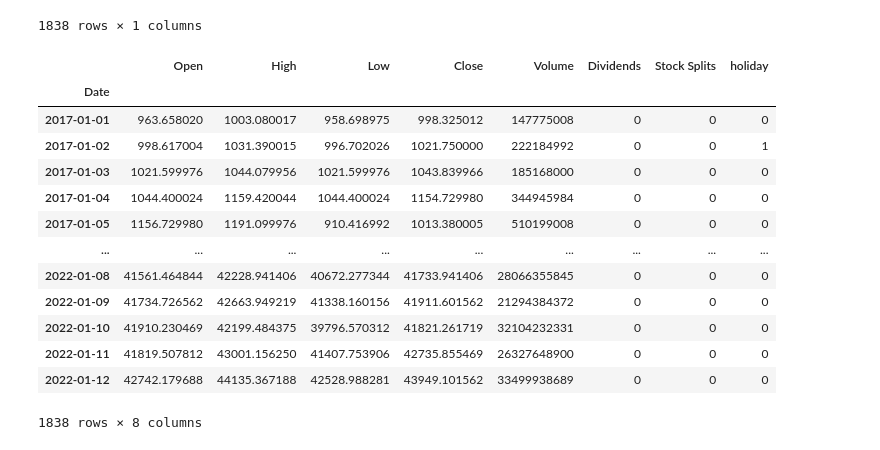
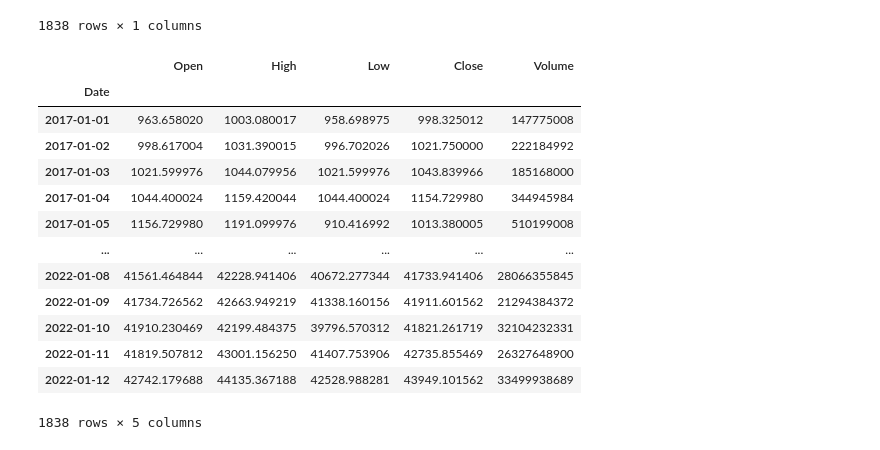
Before and after one commit to tylergusmyers/ML_token_prices, a Jupyter notebook: notebook/btc_test.ipynb, the cells around one changed output. Cells and saved outputs as stored; diff of their text form; code cells hidden in the pictures.

```diff
--- a/notebook/btc_test.ipynb
+++ b/notebook/btc_test.ipynb
@@ -154,22 +195,28 @@ dates_df
 | 2022-01-11 | 0 |
 | 2022-01-12 | 0 |
 1838 rows × 1 columns
-# %%
-btc_usd_df_01 = pd.concat ([btc_usd_df , dates_df], axis=1)
-
-btc_usd_df_01
-# %% [output]
-|  | Open | High | Low | Close | Volume | Dividends | Stock Splits | holiday |
-| Date |  |  |  |  |  |  |  |  |
-| 2017-01-01 | 963.658020 | 1003.080017 | 958.698975 | 998.325012 | 147775008 | 0 | 0 | 0 |
-| 2017-01-02 | 998.617004 | 1031.390015 | 996.702026 | 1021.750000 | 222184992 | 0 | 0 | 1 |
-| 2017-01-03 | 1021.599976 | 1044.079956 | 1021.599976 | 1043.839966 | 185168000 | 0 | 0 | 0 |
-| 2017-01-04 | 1044.400024 | 1159.420044 | 1044.400024 | 1154.729980 | 344945984 | 0 | 0 | 0 |
-| 2017-01-05 | 1156.729980 | 1191.099976 | 910.416992 | 1013.380005 | 510199008 | 0 | 0 | 0 |
-| ... | ... | ... | ... | ... | ... | ... | ... | ... |
-| 2022-01-08 | 41561.464844 | 42228.941406 | 40672.277344 | 41733.941406 | 28066355845 | 0 | 0 | 0 |
-| 2022-01-09 | 41734.726562 | 42663.949219 | 41338.160156 | 41911.601562 | 21294384372 | 0 | 0 | 0 |
-| 2022-01-10 | 41910.230469 | 42199.484375 | 39796.570312 | 41821.261719 | 32104232331 | 0 | 0 | 0 |
-| 2022-01-11 | 41819.507812 | 43001.156250 | 41407.753906 | 42735.855469 | 26327648900 | 0 | 0 | 0 |
-| 2022-01-12 | 42742.179688 | 44135.367188 | 42528.988281 | 43949.101562 | 33499938689 | 0 | 0 | 0 |
-1838 rows × 8 columns
+# %%
+#btc_usd_df_01 = pd.concat ([btc_usd_df , dates_df, df], axis=1).fillna(0)
+#btc_usd_df_01 = pd.concat ([btc_usd_df, df ], axis=1) #.fillna(0)
+btc_usd_df_01 = pd.concat ([btc_usd_df ], axis=1)
+
+target_col = 'Close'
+
+
+btc_usd_df_01 = btc_usd_df_01.dropna()
+btc_usd_df_01
+# %% [output]
+|  | Open | High | Low | Close | Volume |
+| Date |  |  |  |  |  |
+| 2017-01-01 | 963.658020 | 1003.080017 | 958.698975 | 998.325012 | 147775008 |
+| 2017-01-02 | 998.617004 | 1031.390015 | 996.702026 | 1021.750000 | 222184992 |
+| 2017-01-03 | 1021.599976 | 1044.079956 | 1021.599976 | 1043.839966 | 185168000 |
+| 2017-01-04 | 1044.400024 | 1159.420044 | 1044.400024 | 1154.729980 | 344945984 |
+| 2017-01-05 | 1156.729980 | 1191.099976 | 910.416992 | 1013.380005 | 510199008 |
+| ... | ... | ... | ... | ... | ... |
+| 2022-01-08 | 41561.464844 | 42228.941406 | 40672.277344 | 41733.941406 | 28066355845 |
+| 2022-01-09 | 41734.726562 | 42663.949219 | 41338.160156 | 41911.601562 | 21294384372 |
+| 2022-01-10 | 41910.230469 | 42199.484375 | 39796.570312 | 41821.261719 | 32104232331 |
+| 2022-01-11 | 41819.507812 | 43001.156250 | 41407.753906 | 42735.855469 | 26327648900 |
+| 2022-01-12 | 42742.179688 | 44135.367188 | 42528.988281 | 43949.101562 | 33499938689 |
+1838 rows × 5 columns
```
Also changed, not shown: parts of 27 cells of this notebook.
